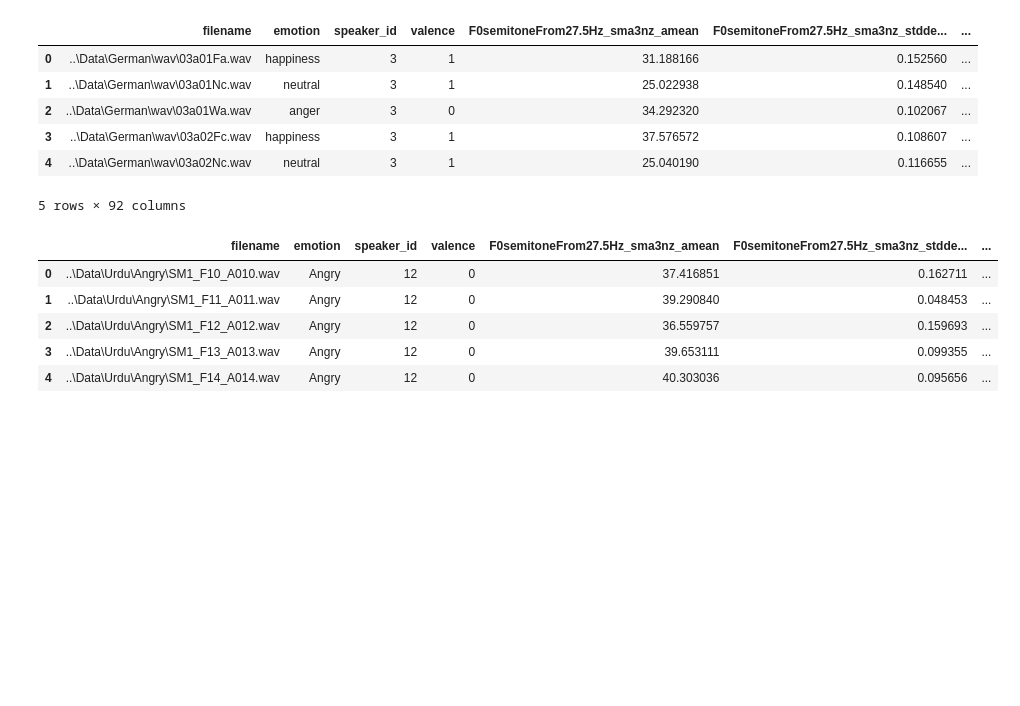
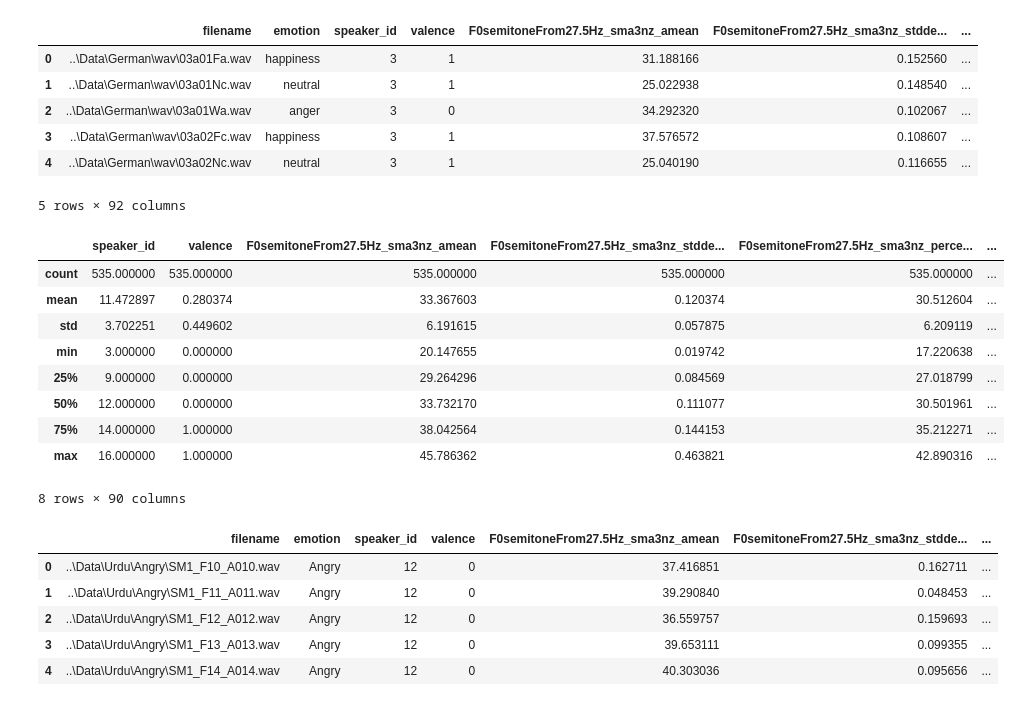
Before and after one commit to juverse/Speech-Emotion-Recognition, a Jupyter notebook: Data Preprocessing/feature_generation.ipynb, the cells around one changed output. Cells and saved outputs as stored; diff of their text form; code cells hidden in the pictures; blank space fills up the shorter version.

```diff
--- a/Data Preprocessing/feature_generation.ipynb
+++ b/Data Preprocessing/feature_generation.ipynb
@@ -53,6 +54,19 @@ df_features_german.head()
 | 3 | ..\Data\German\wav\03a02Fc.wav | happiness | 3 | 1 | 37.576572 | 0.108607 | ... |
 | 4 | ..\Data\German\wav\03a02Nc.wav | neutral | 3 | 1 | 25.040190 | 0.116655 | ... |
 5 rows × 92 columns
+# %%
+df_features_german.describe()
+# %% [output]
+|  | speaker_id | valence | F0semitoneFrom27.5Hz_sma3nz_amean | F0semitoneFrom27.5Hz_sma3nz_stdde... | F0semitoneFrom27.5Hz_sma3nz_perce... | ... |
+| count | 535.000000 | 535.000000 | 535.000000 | 535.000000 | 535.000000 | ... |
+| mean | 11.472897 | 0.280374 | 33.367603 | 0.120374 | 30.512604 | ... |
+| std | 3.702251 | 0.449602 | 6.191615 | 0.057875 | 6.209119 | ... |
+| min | 3.000000 | 0.000000 | 20.147655 | 0.019742 | 17.220638 | ... |
+| 25% | 9.000000 | 0.000000 | 29.264296 | 0.084569 | 27.018799 | ... |
+| 50% | 12.000000 | 0.000000 | 33.732170 | 0.111077 | 30.501961 | ... |
+| 75% | 14.000000 | 1.000000 | 38.042564 | 0.144153 | 35.212271 | ... |
+| max | 16.000000 | 1.000000 | 45.786362 | 0.463821 | 42.890316 | ... |
+8 rows × 90 columns
 # %%
 df_features_urdu.head()
 # %% [output]
```
Also changed, not shown: parts of 5 cells of this notebook.
